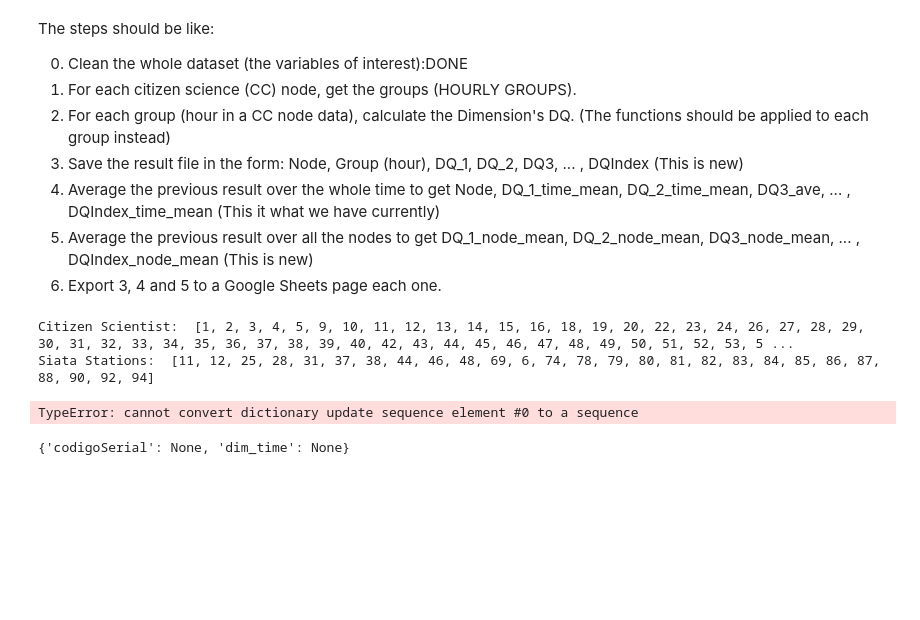
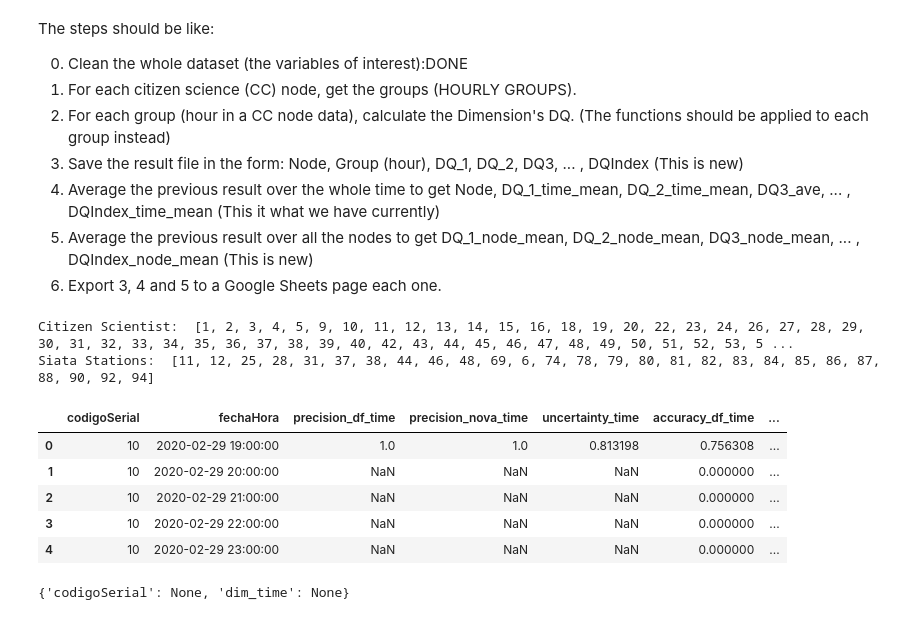
Before and after one commit to julioeagle/DQ_Repo, a Jupyter notebook: Total DQ measurement SIATA.ipynb, the cells around one changed output. Drawn from its saved outputs; the diff is of its cells as text; code cells hidden in the pictures; blank space fills up the shorter version.

Commit message:
Errors were fixed, need to be tested again
Errors were fixed, need to be tested again

```diff
--- a/Total DQ measurement SIATA.ipynb
+++ b/Total DQ measurement SIATA.ipynb
@@ -1806,8 +1835,14 @@ def eval_dq(arguments):
 
     return dim_time
 # %%
-start_time ="2020-02-20 00:00:00"
-end_time   ="2020-02-20 05:00:00"
-OUTPUT=eval_dq([1,CC,SS,Distances,start_time,end_time])
+start_time ="2020-02-29 19:00:00"
+end_time   ="2020-02-29 23:59:00"
+OUTPUT=eval_dq([10,CC,SS,Distances,start_time,end_time])
+OUTPUT
 # %% [output]
-TypeError: cannot convert dictionary update sequence element #0 to a sequence
+|  | codigoSerial | fechaHora | precision_df_time | precision_nova_time | uncertainty_time | accuracy_df_time | ... |
+| 0 | 10 | 2020-02-29 19:00:00 | 1.0 | 1.0 | 0.813198 | 0.756308 | ... |
+| 1 | 10 | 2020-02-29 20:00:00 | NaN | NaN | NaN | 0.000000 | ... |
+| 2 | 10 | 2020-02-29 21:00:00 | NaN | NaN | NaN | 0.000000 | ... |
+| 3 | 10 | 2020-02-29 22:00:00 | NaN | NaN | NaN | 0.000000 | ... |
+| 4 | 10 | 2020-02-29 23:00:00 | NaN | NaN | NaN | 0.000000 | ... |
```
Also changed, not shown: parts of 4 cells of this notebook.
